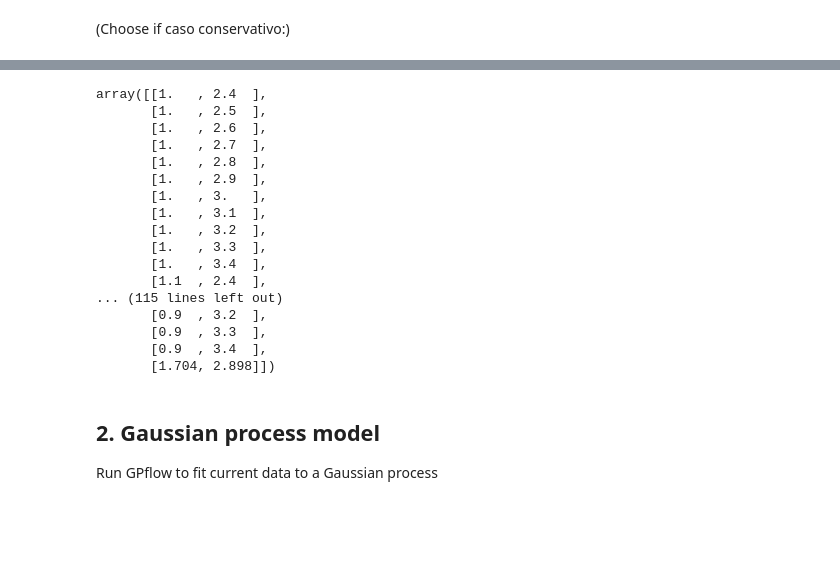
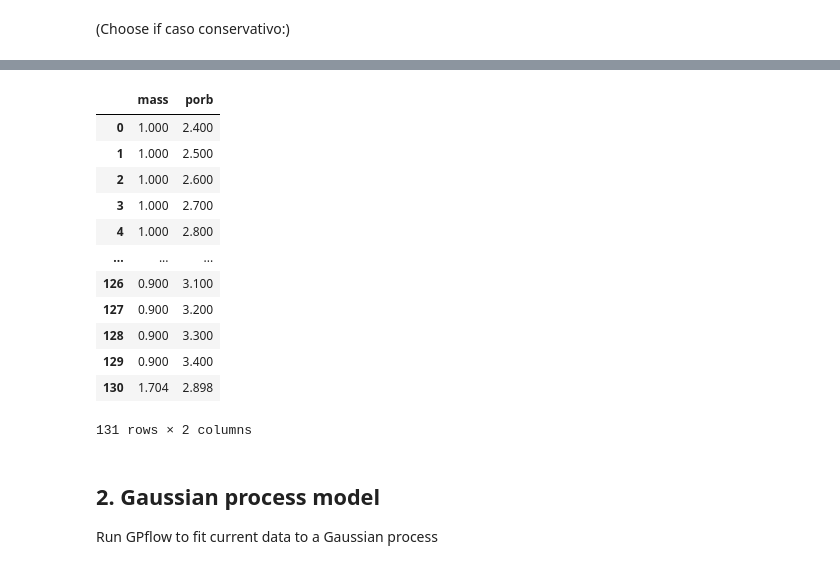
Before and after one commit to lauraguzmanrincon/GPforWD, a Jupyter notebook: GPyOpt_WD_17092021.ipynb, the cells around one changed output, grey strips where cells are left out. Drawn from its saved outputs; the diff is of its cells as text; code cells hidden in the pictures; blank space fills up the shorter version.

```diff
--- a/GPyOpt_WD_17092021.ipynb
+++ b/GPyOpt_WD_17092021.ipynb
@@ -26,18 +27,14 @@ from numpy import genfromtxt
 # %%
 typ = "fixed"
 #typ = "free"
+
+errorNames = ['teffError3', 'cnError3', 'massError3', 'mdotError3']
 # %%
 if typ == "fixed":
-    errorSimulations = genfromtxt('Output_errorFromR/File20210917_R04_EBVfixed_sim1to3_errors3.csv', delimiter=',',
-                              names = True)
-    errorSimulations["teffError3"][np.isnan(errorSimulations["teffError3"])] = float("inf")
-    errorSimulations["cnError3"][np.isnan(errorSimulations["cnError3"])] = float("inf")
-    errorSimulations["massError3"][np.isnan(errorSimulations["massError3"])] = float("inf")
-    errorSimulations["mdotError3"][np.isnan(errorSimulations["mdotError3"])] = float("inf")
+    errorSimulations = pd.read_csv('Output_errorFromR/File20210917_R04_EBVfixed_sim1to3_errors3.csv', delimiter=',')
 else:
-    errorSimulations = genfromtxt('Output_errorFromR/File20210917_R04_EBVfree_sim1_errors3.csv', delimiter=',',
-                              names = True)
-    errorSimulations[np.isnan(errorSimulations[:,15]),15] = 10
+    errorSimulations = pd.read_csv('Output_errorFromR/File20210917_R04_EBVfree_sim1_errors3.csv', delimiter=',')
+errorSimulations[errorNames] = errorSimulations[errorNames].fillna(value = 10)
 
-X_init = errorSimulations[:,[0,1]]
-Y_init = errorSimulations[:,[15]]
+X_init = errorSimulations[['mass', 'porb']] # errorSimulations[:,[0,1]]
+Y_init = errorSimulations[[errorNames[0]]]
@@ -69,25 +41,19 @@ array([1.   , 1.   , 1.   , 1.   , 1.   , 1.   , 1.   , 1.   , 1.   ,
-# %%
-errorSimulations = genfromtxt('Output_errorFromR/File20210917_R04_EBVfixed_sim1to3_errors3.csv', delimiter=',',
-                              skip_header = 1)
-errorSimulations[:,[0,1]]
-# %% [output]
-array([[1.   , 2.4  ],
-       [1.   , 2.5  ],
-       [1.   , 2.6  ],
-       [1.   , 2.7  ],
-       [1.   , 2.8  ],
-       [1.   , 2.9  ],
-       [1.   , 3.   ],
-       [1.   , 3.1  ],
-       [1.   , 3.2  ],
-       [1.   , 3.3  ],
-       [1.   , 3.4  ],
-       [1.1  , 2.4  ],
-... (115 lines left out)
-       [0.9  , 3.2  ],
-       [0.9  , 3.3  ],
-       [0.9  , 3.4  ],
-       [1.704, 2.898]])
+# %%
+X_init
+# %% [output]
+|  | mass | porb |
+| 0 | 1.000 | 2.400 |
+| 1 | 1.000 | 2.500 |
+| 2 | 1.000 | 2.600 |
+| 3 | 1.000 | 2.700 |
+| 4 | 1.000 | 2.800 |
+| ... | ... | ... |
+| 126 | 0.900 | 3.100 |
+| 127 | 0.900 | 3.200 |
+| 128 | 0.900 | 3.300 |
+| 129 | 0.900 | 3.400 |
+| 130 | 1.704 | 2.898 |
+131 rows × 2 columns
 # %% [markdown]
 ## 2. Gaussian process model
 Run GPflow to fit current data to a Gaussian process
```
Also changed, not shown: parts of 5 cells of this notebook.
